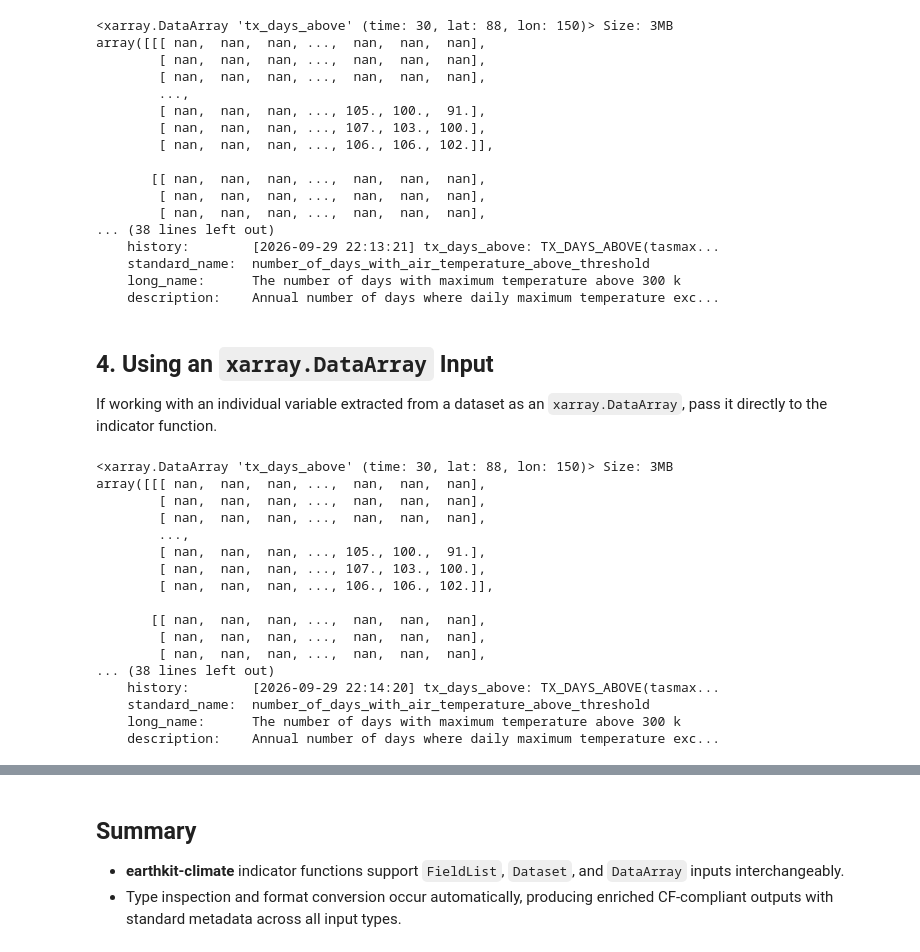
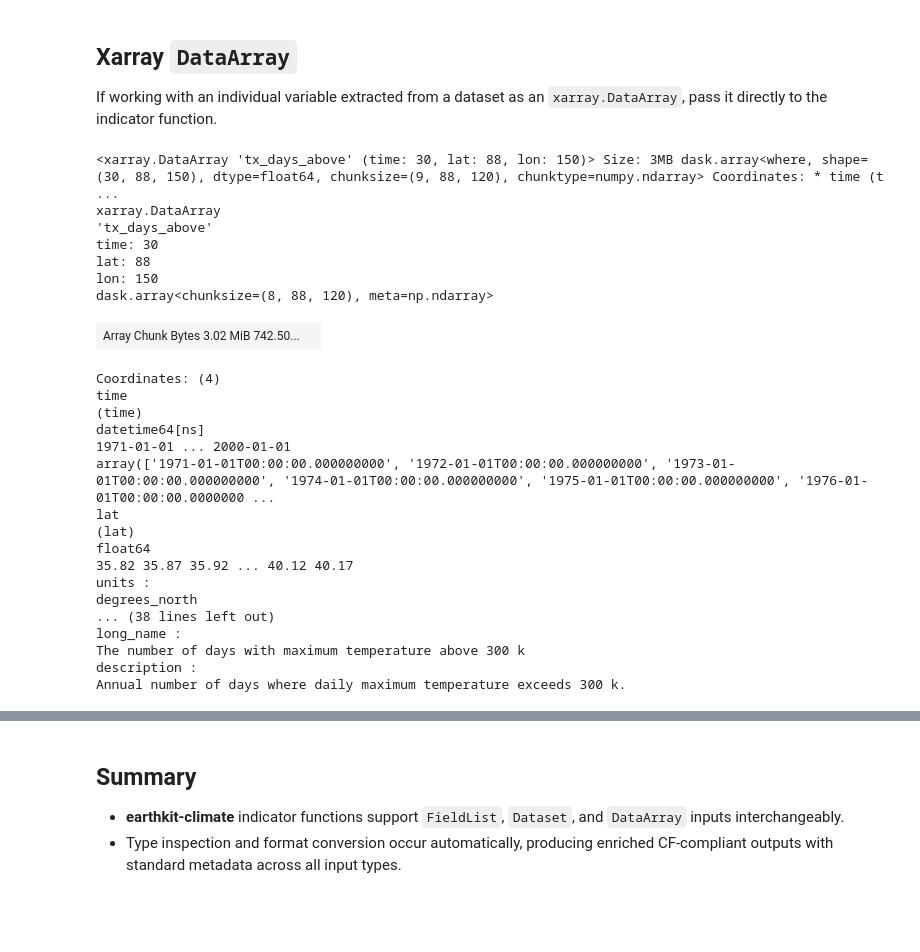
Before and after one commit to ecmwf/earthkit-climate, a Jupyter notebook: docs/how-tos/format_compatibility.ipynb, the cells around one changed output, grey strips where cells are left out. Cells and saved outputs as stored; diff of their text form; code cells hidden in the pictures; blank space fills up the shorter version.

```diff
--- a/docs/how-tos/format_compatibility.ipynb
+++ b/docs/how-tos/format_compatibility.ipynb
@@ -59,54 +15,35 @@ Indicators also accept full `xarray.Dataset` containers containing climate varia
-# %%
-# Convert source dataset to xarray.Dataset
-ds_temp = source.to_xarray()
-
-# Pass Dataset directly to indicator function
-hot_days_ds = ekc.indicators.tx_days_above(ds_temp, thresh="300 K", freq="YS")
-hot_days_ds
-# %% [output]
-<xarray.DataArray 'tx_days_above' (time: 30, lat: 88, lon: 150)> Size: 3MB
-array([[[ nan,  nan,  nan, ...,  nan,  nan,  nan],
-        [ nan,  nan,  nan, ...,  nan,  nan,  nan],
-        [ nan,  nan,  nan, ...,  nan,  nan,  nan],
-        ...,
-        [ nan,  nan,  nan, ..., 105., 100.,  91.],
-        [ nan,  nan,  nan, ..., 107., 103., 100.],
-        [ nan,  nan,  nan, ..., 106., 106., 102.]],
-
-       [[ nan,  nan,  nan, ...,  nan,  nan,  nan],
-        [ nan,  nan,  nan, ...,  nan,  nan,  nan],
-        [ nan,  nan,  nan, ...,  nan,  nan,  nan],
-... (38 lines left out)
-    history:        [2026-09-29 22:13:21] tx_days_above: TX_DAYS_ABOVE(tasmax...
-    standard_name:  number_of_days_with_air_temperature_above_threshold
-    long_name:      The number of days with maximum temperature above 300 k
-    description:    Annual number of days where daily maximum temperature exc...
 # %% [markdown]
-## 4. Using an `xarray.DataArray` Input
+## Xarray `DataArray`
 
 If working with an individual variable extracted from a dataset as an `xarray.DataArray`, pass it directly to the indicator function.
 # %%
-# Extract individual DataArray from Dataset
-da_temp = ds_temp["tasmax"]
+dataset = source.to_xarray(chunks="auto")
+dataarray = dataset["tasmax"]
 
-# Pass DataArray directly to indicator function
-hot_days_da = ekc.indicators.tx_days_above(da_temp, thresh="300 K", freq="YS")
-hot_days_da
+ekc.indicators.tx_days_above(dataarray, thresh="300 K", freq="YS")
 # %% [output]
-<xarray.DataArray 'tx_days_above' (time: 30, lat: 88, lon: 150)> Size: 3MB
-array([[[ nan,  nan,  nan, ...,  nan,  nan,  nan],
-        [ nan,  nan,  nan, ...,  nan,  nan,  nan],
-        [ nan,  nan,  nan, ...,  nan,  nan,  nan],
-        ...,
-        [ nan,  nan,  nan, ..., 105., 100.,  91.],
-        [ nan,  nan,  nan, ..., 107., 103., 100.],
-        [ nan,  nan,  nan, ..., 106., 106., 102.]],
-
-       [[ nan,  nan,  nan, ...,  nan,  nan,  nan],
-        [ nan,  nan,  nan, ...,  nan,  nan,  nan],
-        [ nan,  nan,  nan, ...,  nan,  nan,  nan],
-... (38 lines left out)
-    history:        [2026-09-29 22:14:20] tx_days_above: TX_DAYS_ABOVE(tasmax...
-    standard_name:  number_of_days_with_air_temperature_above_threshold
-    long_name:      The number of days with maximum temperature above 300 k
-    description:    Annual number of days where daily maximum temperature exc...
+<xarray.DataArray 'tx_days_above' (time: 30, lat: 88, lon: 150)> Size: 3MB dask.array<where, shape=(30, 88, 150), dtype=float64, chunksize=(9, 88, 120), chunktype=numpy.ndarray> Coordinates: * time (t ...
+xarray.DataArray
+'tx_days_above'
+time: 30
+lat: 88
+lon: 150
+dask.array<chunksize=(8, 88, 120), meta=np.ndarray>
+| Array Chunk Bytes 3.02 MiB 742.50... |  |
+Coordinates: (4)
+time
+(time)
+datetime64[ns]
+1971-01-01 ... 2000-01-01
+array(['1971-01-01T00:00:00.000000000', '1972-01-01T00:00:00.000000000', '1973-01-01T00:00:00.000000000', '1974-01-01T00:00:00.000000000', '1975-01-01T00:00:00.000000000', '1976-01-01T00:00:00.0000000 ...
+lat
+(lat)
+float64
+35.82 35.87 35.92 ... 40.12 40.17
+units :
+degrees_north
+... (38 lines left out)
+long_name :
+The number of days with maximum temperature above 300 k
+description :
+Annual number of days where daily maximum temperature exceeds 300 k.
```
Also changed, not shown: parts of 12 cells of this notebook.
